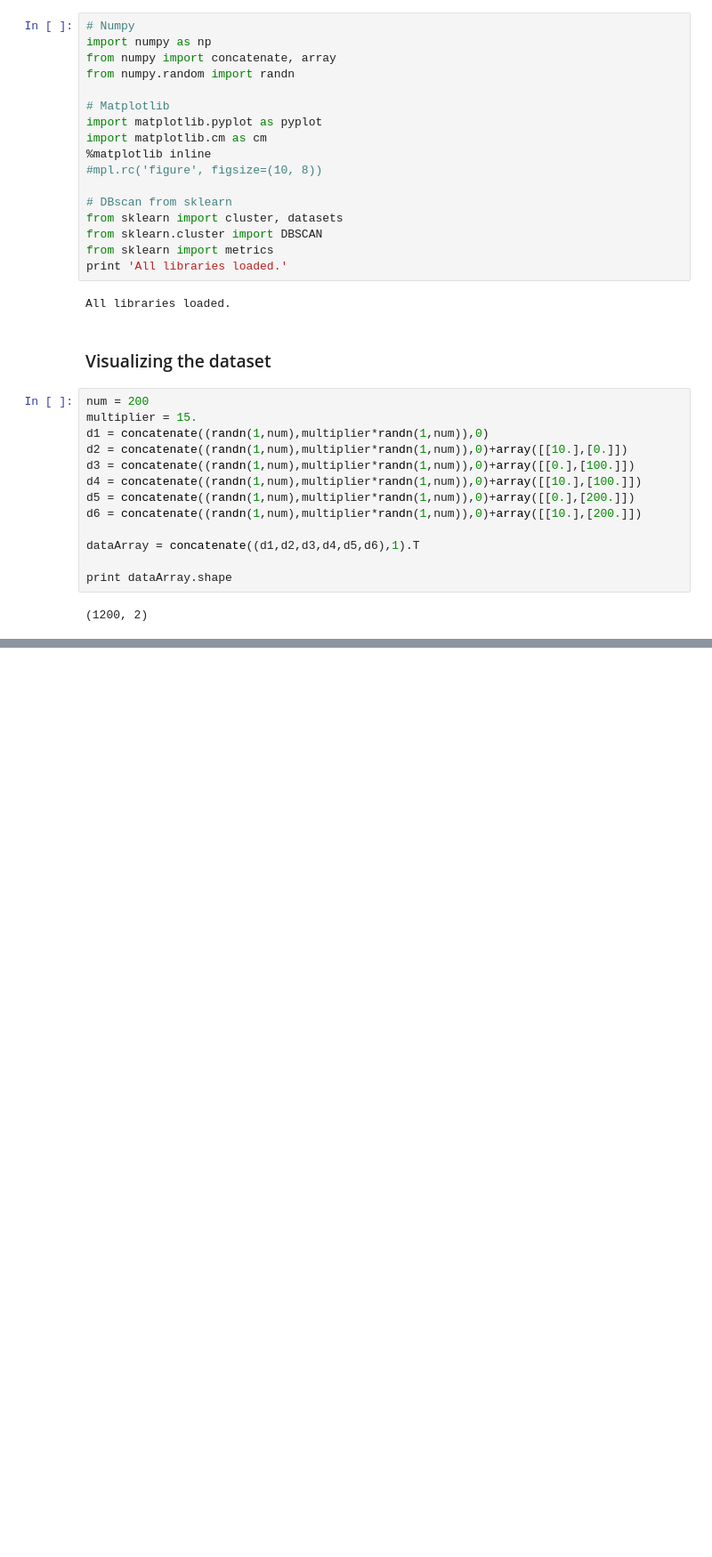
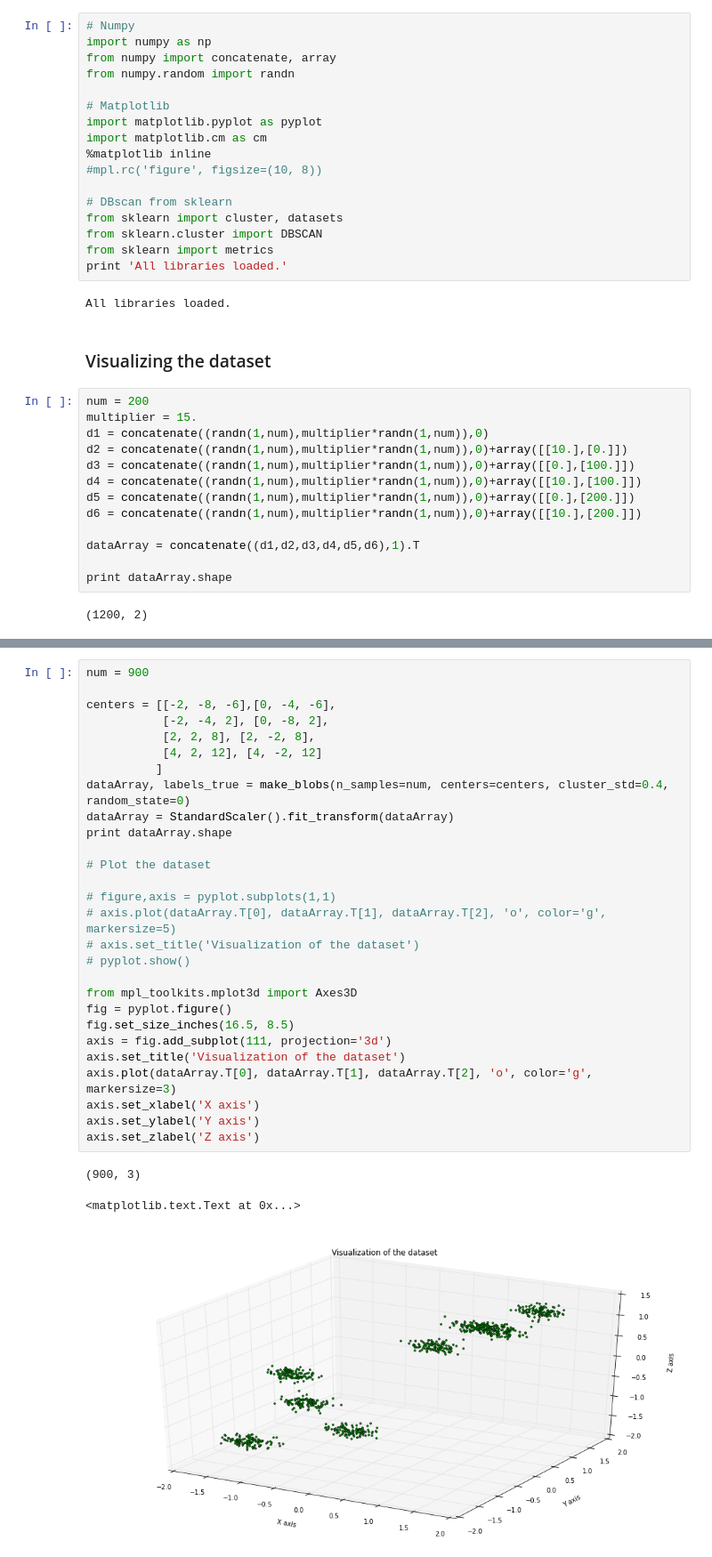
Before and after one commit to ankit-kapur/density_based_clustering_on_genomic_data, a Jupyter notebook: densitybasedclustering.ipynb, the cells around one changed output, grey strips where cells are left out. Shown at 89% size. Saved outputs shown, nothing was run; the diff lists cells and outputs as text; blank space fills up the shorter version.

```diff
--- a/densitybasedclustering.ipynb
+++ b/densitybasedclustering.ipynb
@@ -61,3 +46,35 @@ pyplot.show()
+# %%
+num = 900
+
+centers = [[-2, -8, -6],[0, -4, -6],
+           [-2, -4, 2], [0, -8, 2],
+           [2, 2, 8], [2, -2, 8],
+           [4, 2, 12], [4, -2, 12]
+          ]
+dataArray, labels_true = make_blobs(n_samples=num, centers=centers, cluster_std=0.4, random_state=0)
+dataArray = StandardScaler().fit_transform(dataArray)
+print dataArray.shape
+
+# Plot the dataset
+
+# figure,axis = pyplot.subplots(1,1)
+# axis.plot(dataArray.T[0], dataArray.T[1], dataArray.T[2], 'o', color='g', markersize=5)
+# axis.set_title('Visualization of the dataset')
+# pyplot.show()
+
+from mpl_toolkits.mplot3d import Axes3D
+fig = pyplot.figure()
+fig.set_size_inches(16.5, 8.5)
+axis = fig.add_subplot(111, projection='3d')
+axis.set_title('Visualization of the dataset')
+axis.plot(dataArray.T[0], dataArray.T[1], dataArray.T[2], 'o', color='g', markersize=3)
+axis.set_xlabel('X axis')
+axis.set_ylabel('Y axis')
+axis.set_zlabel('Z axis')
+# %% [output]
+(900, 3)
+<matplotlib.text.Text at 0x...>
+[figure, added]
 # %%
 radius=0.3
 min_num_of_samples=50
```
Also changed, not shown: parts of 6 cells of this notebook.
